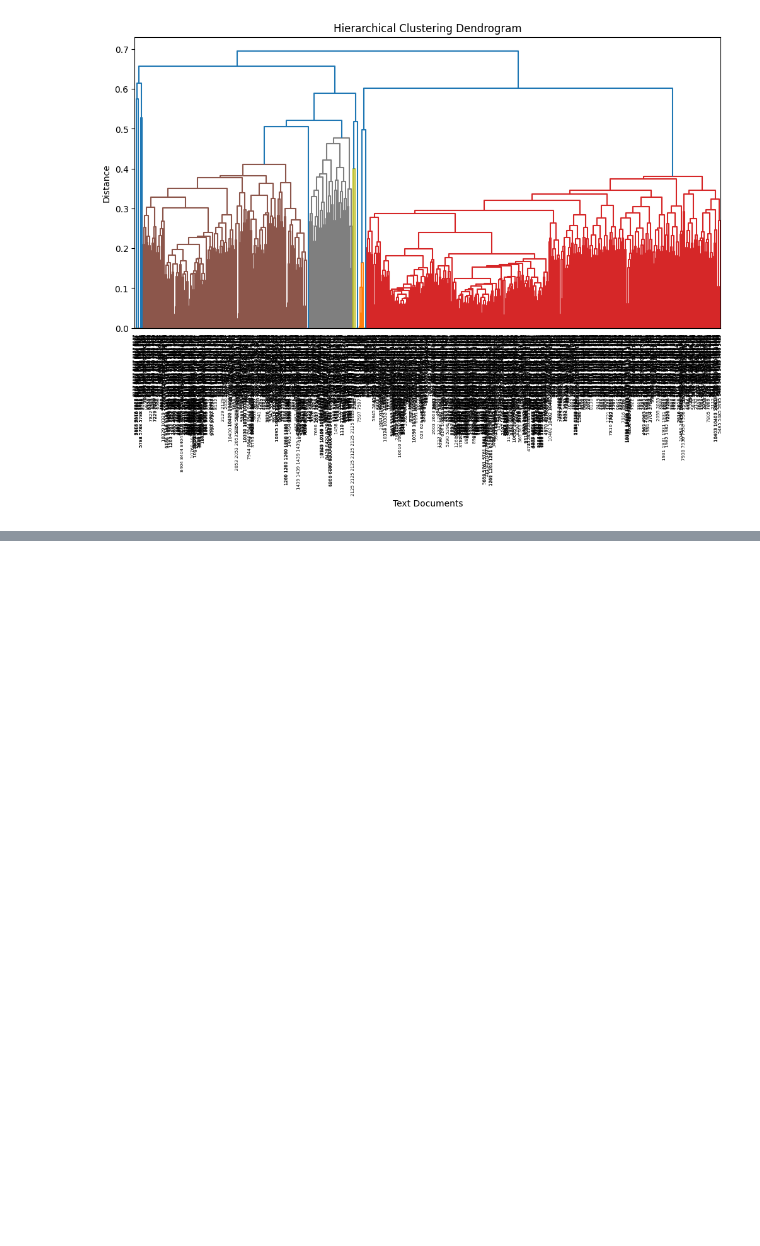
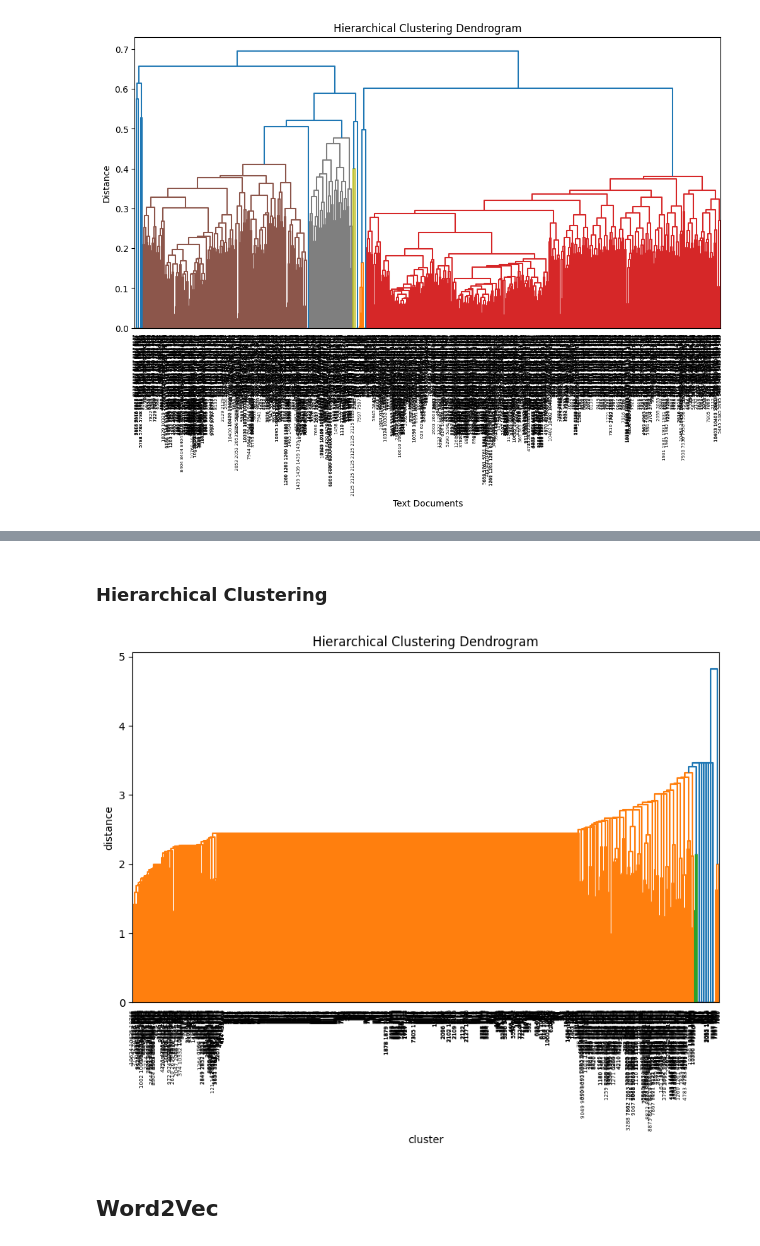
Before and after one commit to boostcampaitech6/level2-dkt-recsys-02, a Jupyter notebook: notebooks/psa/Tag clustering.ipynb, the cells around one changed output, grey strips where cells are left out. Drawn from its saved outputs; the diff is of its cells as text; code cells hidden in the pictures; blank space fills up the shorter version.

```diff
--- a/notebooks/psa/Tag clustering.ipynb
+++ b/notebooks/psa/Tag clustering.ipynb
@@ -278,0 +375,11 @@ plt.show()
+# %%
+# K-means 모델 생성 및 학습
+kmeans = KMeans(n_clusters=10, random_state=42)
+pipeline.fit_transform(df_tag['Tag'])
+kmeans.fit(X)
+
+# 각 텍스트의 클러스터 할당 결과
+df_tag['cluster'] = kmeans.labels_
+
+# 결과 출력
+print(df_tag[['Tag', 'cluster']])
@@ -278,0 +416,17 @@ plt.show()
+# %% [markdown]
+### Hierarchical Clustering
+# %%
+# linkage를 사용하여 hierarchical clustering 수행
+linkage_matrix = linkage(X.toarray(), method='ward')  # ward linkage를 사용하며, 다른 linkage 방법도 사용 가능
+
+# 덴드로그램을 통한 시각화
+plt.figure(figsize=(10, 6))
+dendrogram(linkage_matrix, labels=df_tag['Tag'].tolist(), orientation='top', distance_sort='descending', show_leaf_counts=True)#, truncate_mode='lastp', p=9)
+plt.title('Hierarchical Clustering Dendrogram')
+plt.xlabel('cluster')
+plt.ylabel('distance')
+plt.show()
+# %% [output]
+[figure, added]
+# %% [markdown]
+## Word2Vec
```
Also changed, not shown: parts of 25 cells of this notebook.
